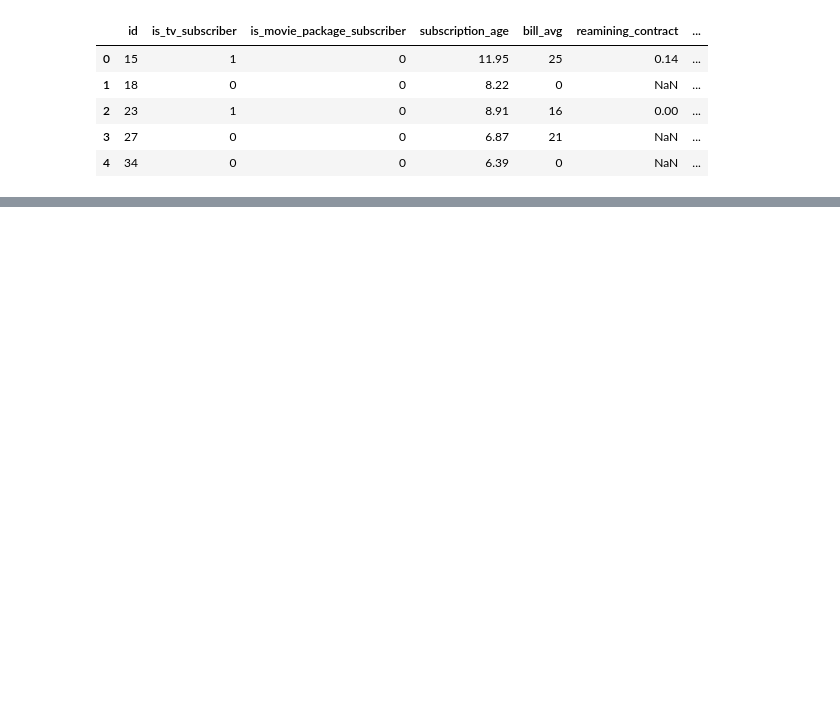
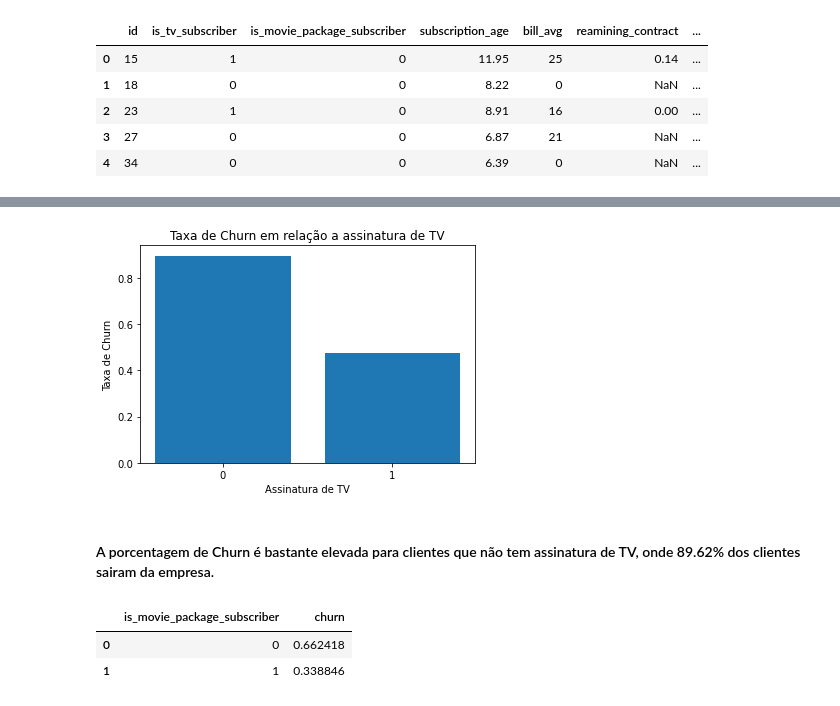
Before and after one commit to omarca2022/churn_project, a Jupyter notebook: churn_projeto.ipynb, the cells around one changed output, grey strips where cells are left out. Saved outputs shown, nothing was run; the diff lists cells and outputs as text; code cells hidden in the pictures; blank space fills up the shorter version.

```diff
--- a/churn_projeto.ipynb
+++ b/churn_projeto.ipynb
@@ -20,0 +135,20 @@ churn.shape
+# %%
+x =churn_1['is_tv_subscriber']
+y= churn_1['churn']
+plt.bar(x,y);
+plt.title('Taxa de Churn em relação a assinatura de TV');
+plt.xlabel('Assinatura de TV');
+plt.ylabel('Taxa de Churn');
+# %% [output]
+[figure, added]
+# %% [markdown]
+#### A porcentagem de Churn  é bastante elevada para clientes que não tem assinatura de TV, onde 89.62% dos clientes sairam da empresa.
+# %%
+# Variável is_movie_package_subscriber em relação a variável churn
+churn_df['is_movie_package_subscriber']=churn_df['is_movie_package_subscriber'].replace([0,1],['0','1'])
+churn_1 = churn_df.groupby ('is_movie_package_subscriber').churn.mean ().reset_index()
+churn_1
+# %% [output]
+|  | is_movie_package_subscriber | churn |
+| 0 | 0 | 0.662418 |
+| 1 | 1 | 0.338846 |
```
Also changed, not shown: parts of 50 cells of this notebook.
